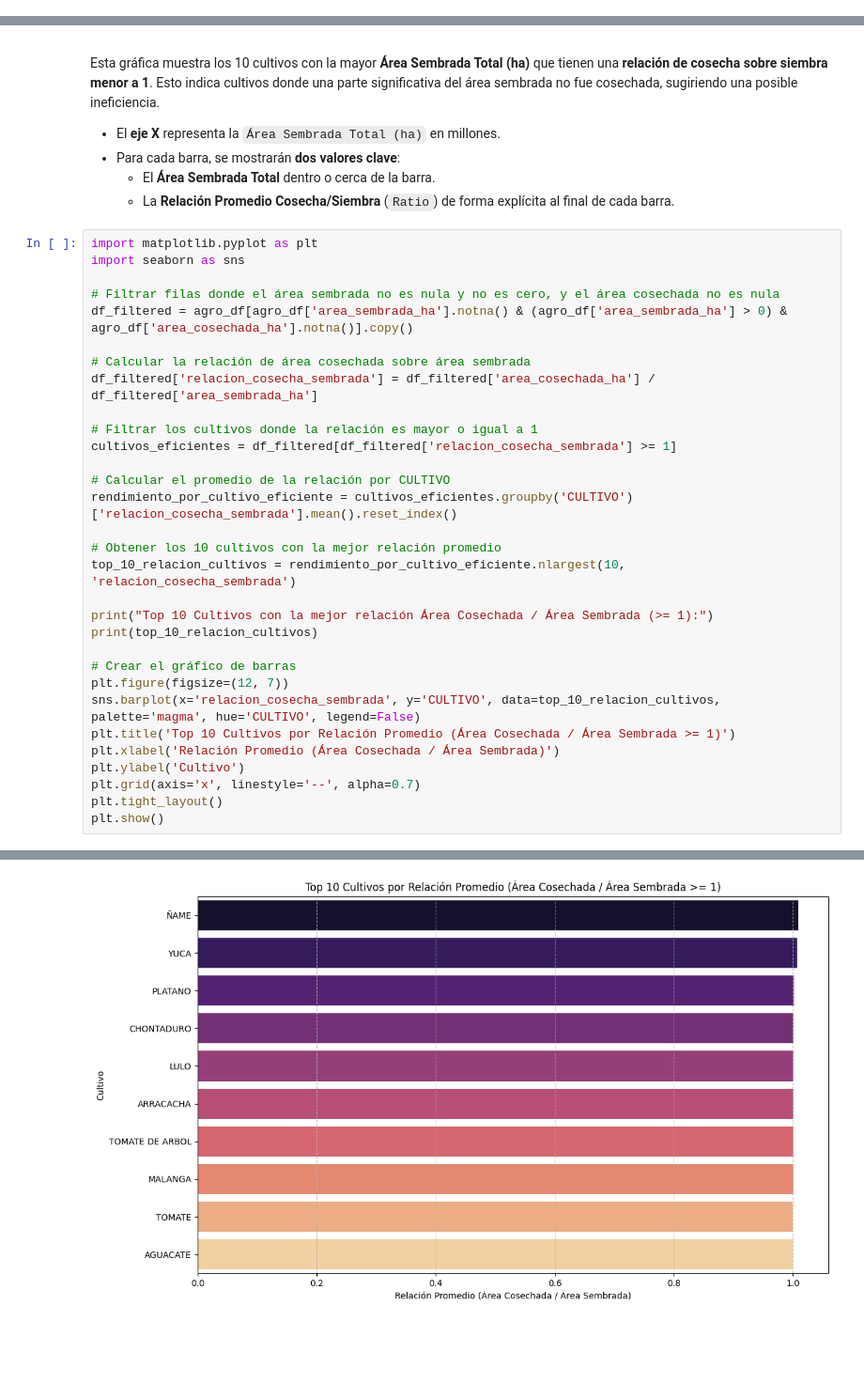
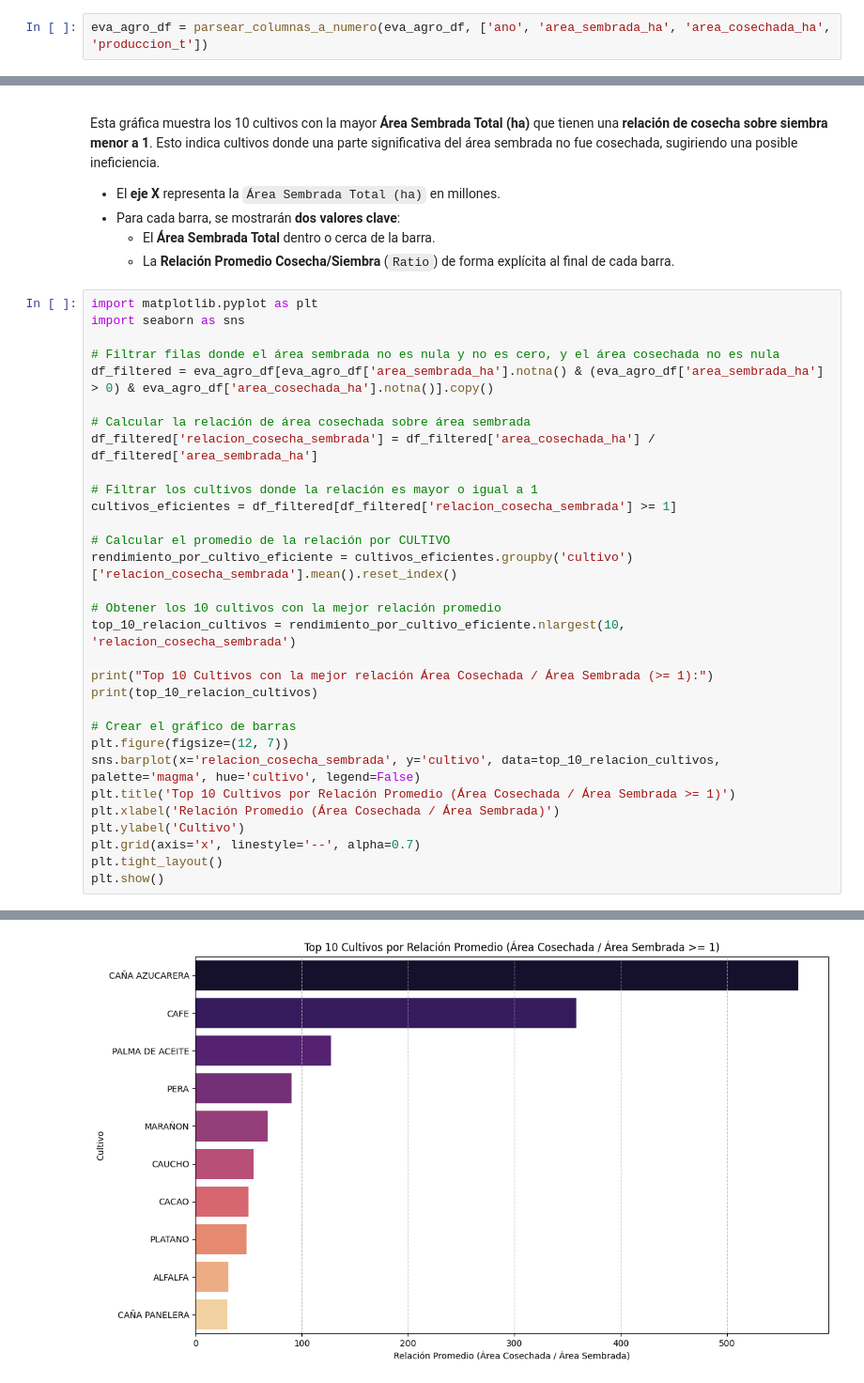
Before and after one commit to cybercolombia/suelosabio, a Jupyter notebook: notebooks/CropData.ipynb, the cells around one changed output, grey strips where cells are left out. Shown at 94% size. Saved outputs shown, nothing was run; the diff lists cells and outputs as text; blank space fills up the shorter version.

```diff
--- a/notebooks/CropData.ipynb
+++ b/notebooks/CropData.ipynb
@@ -468,0 +494,2 @@ Analizaremos los 10 cultivos que tienen mayor rendimiento,  y los municipios don
+# %%
+eva_agro_df = parsear_columnas_a_numero(eva_agro_df, ['ano', 'area_sembrada_ha', 'area_cosechada_ha', 'produccion_t'])
@@ -641,7 +751,7 @@ import matplotlib.pyplot as plt
 import seaborn as sns
 
 # Filtrar filas donde el área sembrada no es nula y no es cero, y el área cosechada no es nula
-df_filtered = agro_df[agro_df['area_sembrada_ha'].notna() & (agro_df['area_sembrada_ha'] > 0) & agro_df['area_cosechada_ha'].notna()].copy()
+df_filtered = eva_agro_df[eva_agro_df['area_sembrada_ha'].notna() & (eva_agro_df['area_sembrada_ha'] > 0) & eva_agro_df['area_cosechada_ha'].notna()].copy()
 
 # Calcular la relación de área cosechada sobre área sembrada
 df_filtered['relacion_cosecha_sembrada'] = df_filtered['area_cosechada_ha'] / df_filtered['area_sembrada_ha']
@@ -650,7 +760,7 @@ df_filtered['relacion_cosecha_sembrada'] = df_filtered['area_cosechada_ha'] / df
 cultivos_eficientes = df_filtered[df_filtered['relacion_cosecha_sembrada'] >= 1]
 
 # Calcular el promedio de la relación por CULTIVO
-rendimiento_por_cultivo_eficiente = cultivos_eficientes.groupby('CULTIVO')['relacion_cosecha_sembrada'].mean().reset_index()
+rendimiento_por_cultivo_eficiente = cultivos_eficientes.groupby('cultivo')['relacion_cosecha_sembrada'].mean().reset_index()
 
 # Obtener los 10 cultivos con la mejor relación promedio
 top_10_relacion_cultivos = rendimiento_por_cultivo_eficiente.nlargest(10, 'relacion_cosecha_sembrada')
@@ -660,7 +770,7 @@ print(top_10_relacion_cultivos)
 
 # Crear el gráfico de barras
 plt.figure(figsize=(12, 7))
-sns.barplot(x='relacion_cosecha_sembrada', y='CULTIVO', data=top_10_relacion_cultivos, palette='magma', hue='CULTIVO', legend=False)
+sns.barplot(x='relacion_cosecha_sembrada', y='cultivo', data=top_10_relacion_cultivos, palette='magma', hue='cultivo', legend=False)
 plt.title('Top 10 Cultivos por Relación Promedio (Área Cosechada / Área Sembrada >= 1)')
 plt.xlabel('Relación Promedio (Área Cosechada / Área Sembrada)')
 plt.ylabel('Cultivo')
@@ -683 +793 @@ Top 10 Cultivos con la mejor relación Área Cosechada / Área Sembrada (>= 1):
-[figure, old version]
+[figure, new version]
```
Also changed, not shown: parts of 29 cells of this notebook.
